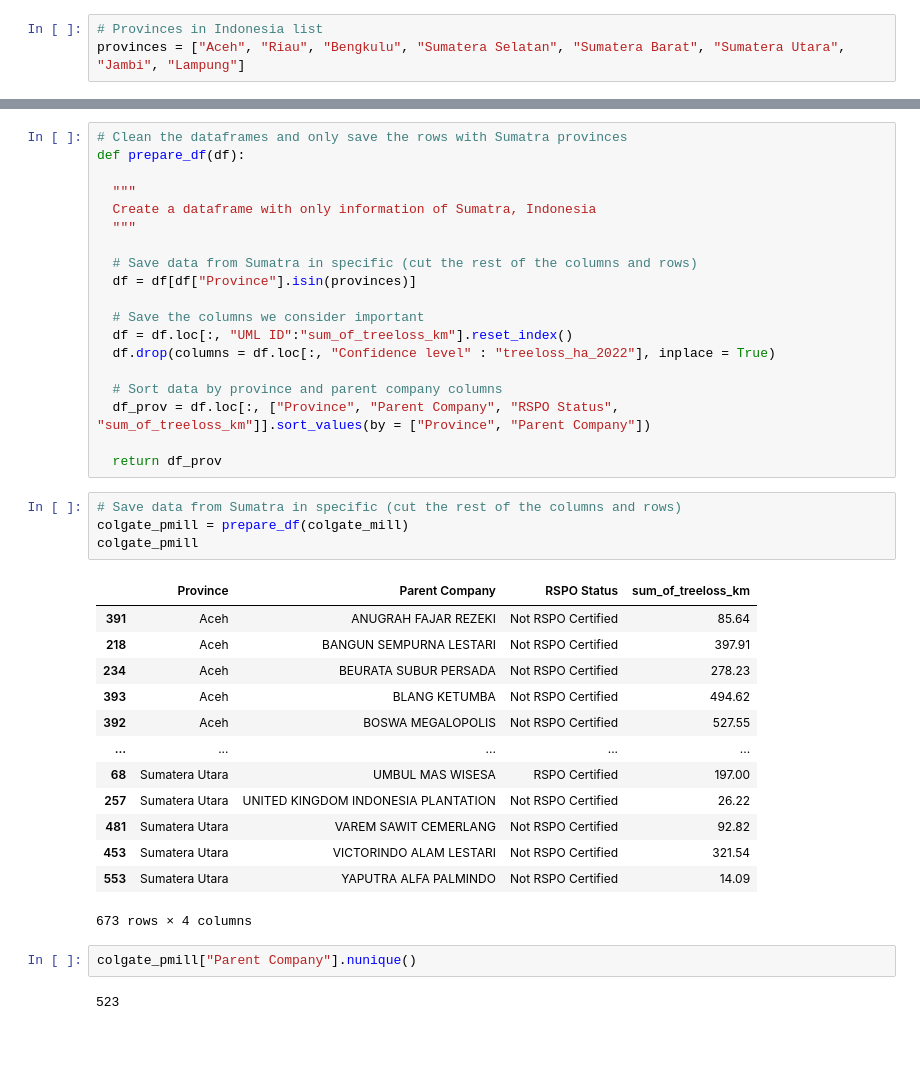
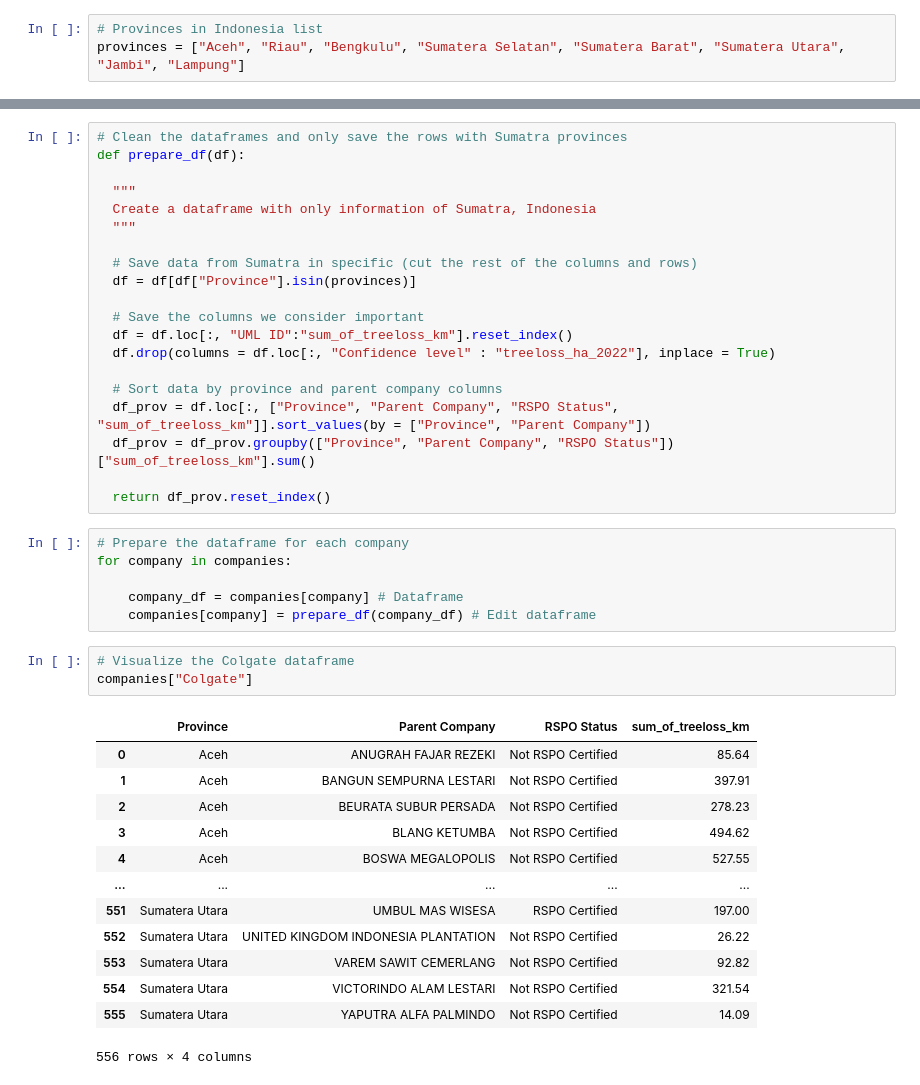
Before and after one commit to janinevillegas/PalmWatch, a Jupyter notebook: Companies_Indonesia/Companies_Indonesia/companies_Sumatra.ipynb, the cells around one changed output, grey strips where cells are left out. Drawn from its saved outputs; the diff is of its cells as text; blank space fills up the shorter version.

```diff
--- a/Companies_Indonesia/Companies_Indonesia/companies_Sumatra.ipynb
+++ b/Companies_Indonesia/Companies_Indonesia/companies_Sumatra.ipynb
@@ -128,30 +106,32 @@ def prepare_df(df):
 
   # Sort data by province and parent company columns
   df_prov = df.loc[:, ["Province", "Parent Company", "RSPO Status", "sum_of_treeloss_km"]].sort_values(by = ["Province", "Parent Company"])
+  df_prov = df_prov.groupby(["Province", "Parent Company", "RSPO Status"])["sum_of_treeloss_km"].sum()
 
-  return df_prov
+  return df_prov.reset_index()
-# %%
-# Save data from Sumatra in specific (cut the rest of the columns and rows)
-colgate_pmill = prepare_df(colgate_mill)
-colgate_pmill
-# %% [output]
-|  | Province | Parent Company | RSPO Status | sum_of_treeloss_km |
-| 391 | Aceh | ANUGRAH FAJAR REZEKI | Not RSPO Certified | 85.64 |
-| 218 | Aceh | BANGUN SEMPURNA LESTARI | Not RSPO Certified | 397.91 |
-| 234 | Aceh | BEURATA SUBUR PERSADA | Not RSPO Certified | 278.23 |
-| 393 | Aceh | BLANG KETUMBA | Not RSPO Certified | 494.62 |
-| 392 | Aceh | BOSWA MEGALOPOLIS | Not RSPO Certified | 527.55 |
-| ... | ... | ... | ... | ... |
-| 68 | Sumatera Utara | UMBUL MAS WISESA | RSPO Certified | 197.00 |
-| 257 | Sumatera Utara | UNITED KINGDOM INDONESIA PLANTATION | Not RSPO Certified | 26.22 |
-| 481 | Sumatera Utara | VAREM SAWIT CEMERLANG | Not RSPO Certified | 92.82 |
-| 453 | Sumatera Utara | VICTORINDO ALAM LESTARI | Not RSPO Certified | 321.54 |
-| 553 | Sumatera Utara | YAPUTRA ALFA PALMINDO | Not RSPO Certified | 14.09 |
-673 rows × 4 columns
-# %%
-colgate_pmill["Parent Company"].nunique()
-# %% [output]
-523
+# %%
+# Prepare the dataframe for each company
+for company in companies:
+
+    company_df = companies[company] # Dataframe
+    companies[company] = prepare_df(company_df) # Edit dataframe
+# %%
+# Visualize the Colgate dataframe
+companies["Colgate"]
+# %% [output]
+|  | Province | Parent Company | RSPO Status | sum_of_treeloss_km |
+| 0 | Aceh | ANUGRAH FAJAR REZEKI | Not RSPO Certified | 85.64 |
+| 1 | Aceh | BANGUN SEMPURNA LESTARI | Not RSPO Certified | 397.91 |
+| 2 | Aceh | BEURATA SUBUR PERSADA | Not RSPO Certified | 278.23 |
+| 3 | Aceh | BLANG KETUMBA | Not RSPO Certified | 494.62 |
+| 4 | Aceh | BOSWA MEGALOPOLIS | Not RSPO Certified | 527.55 |
+| ... | ... | ... | ... | ... |
+| 551 | Sumatera Utara | UMBUL MAS WISESA | RSPO Certified | 197.00 |
+| 552 | Sumatera Utara | UNITED KINGDOM INDONESIA PLANTATION | Not RSPO Certified | 26.22 |
+| 553 | Sumatera Utara | VAREM SAWIT CEMERLANG | Not RSPO Certified | 92.82 |
+| 554 | Sumatera Utara | VICTORINDO ALAM LESTARI | Not RSPO Certified | 321.54 |
+| 555 | Sumatera Utara | YAPUTRA ALFA PALMINDO | Not RSPO Certified | 14.09 |
+556 rows × 4 columns
 # %%
 # Count the amount of mills the company has in each Sumatra province
 def mill_quantity(company_list):
```
Also changed, not shown: parts of 14 cells of this notebook.
